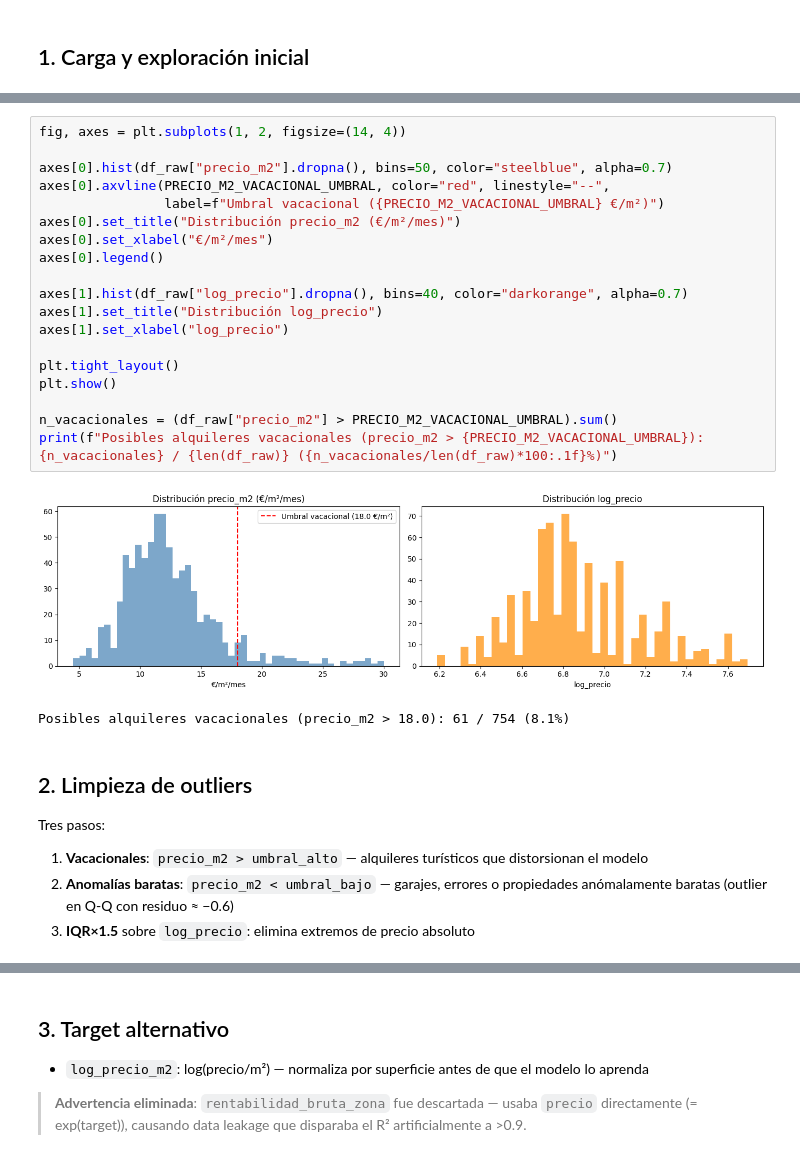
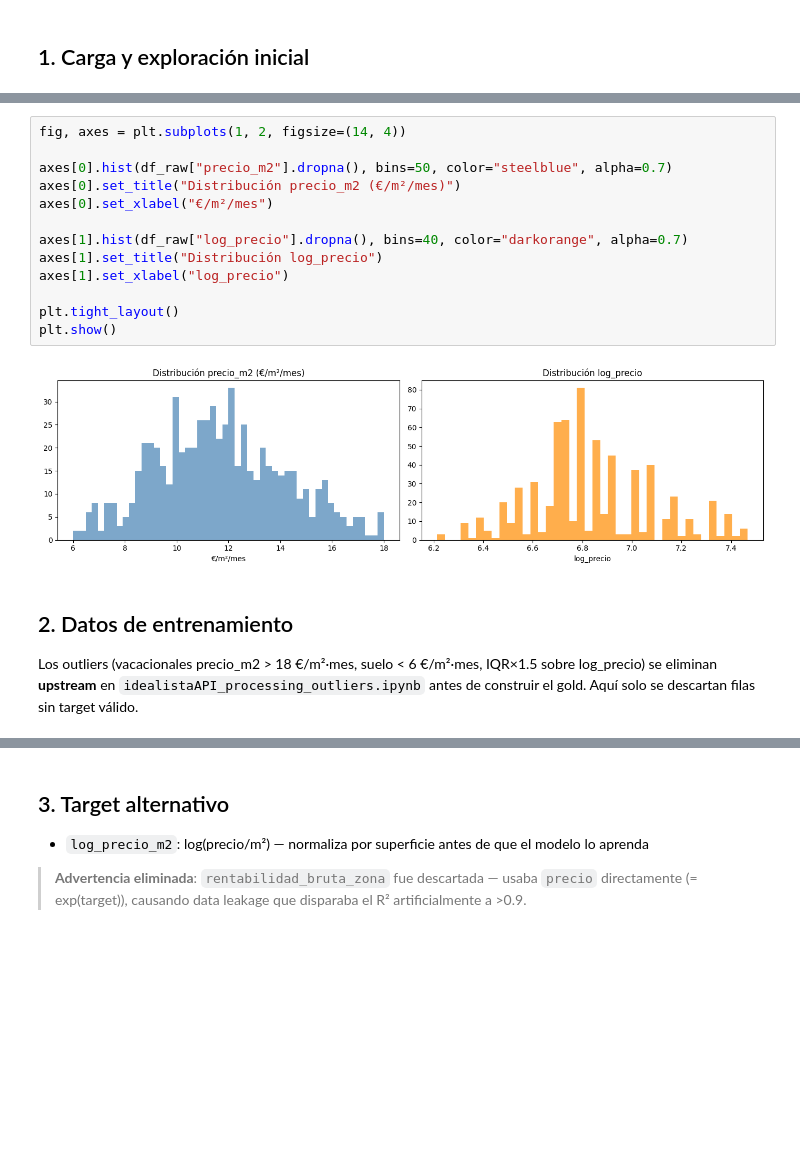
Before and after one commit to sitomachu/bezanillasl, a Jupyter notebook: notebooks/05_ML/53_boost_rent.ipynb, the cells around one changed output, grey strips where cells are left out. Drawn from its saved outputs; the diff is of its cells as text; blank space fills up the shorter version.

```diff
--- a/notebooks/05_ML/53_boost_rent.ipynb
+++ b/notebooks/05_ML/53_boost_rent.ipynb
@@ -101,31 +98,24 @@ Name: precio_m2, dtype: float64
 # %%
 fig, axes = plt.subplots(1, 2, figsize=(14, 4))
 
 axes[0].hist(df_raw["precio_m2"].dropna(), bins=50, color="steelblue", alpha=0.7)
-axes[0].axvline(PRECIO_M2_VACACIONAL_UMBRAL, color="red", linestyle="--",
-                label=f"Umbral vacacional ({PRECIO_M2_VACACIONAL_UMBRAL} €/m²)")
 axes[0].set_title("Distribución precio_m2 (€/m²/mes)")
 axes[0].set_xlabel("€/m²/mes")
-axes[0].legend()
 
 axes[1].hist(df_raw["log_precio"].dropna(), bins=40, color="darkorange", alpha=0.7)
 axes[1].set_title("Distribución log_precio")
 axes[1].set_xlabel("log_precio")
 
 plt.tight_layout()
 plt.show()
-
-n_vacacionales = (df_raw["precio_m2"] > PRECIO_M2_VACACIONAL_UMBRAL).sum()
-print(f"Posibles alquileres vacacionales (precio_m2 > {PRECIO_M2_VACACIONAL_UMBRAL}): {n_vacacionales} / {len(df_raw)} ({n_vacacionales/len(df_raw)*100:.1f}%)")
 # %% [output]
-[figure, old version]
+[figure, new version]
-Posibles alquileres vacacionales (precio_m2 > 18.0): 61 / 754 (8.1%)
 # %% [markdown]
-## 2. Limpieza de outliers
+## 2. Datos de entrenamiento
 
-Tres pasos:
-1. **Vacacionales**: `precio_m2 > umbral_alto` — alquileres turísticos que distorsionan el modelo
-2. **Anomalías baratas**: `precio_m2 < umbral_bajo` — garajes, errores o propiedades anómalamente baratas (outlier en Q-Q con residuo ≈ −0.6)
-3. **IQR×1.5** sobre `log_precio`: elimina extremos de precio absoluto
+Los outliers (vacacionales precio_m2 > 18 €/m²·mes, suelo < 6 €/m²·mes,
+IQR×1.5 sobre log_precio) se eliminan **upstream** en
+`idealistaAPI_processing_outliers.ipynb` antes de construir el gold.
+Aquí solo se descartan filas sin target válido.
 # %%
 df = df_raw[df_raw["log_precio"].notna() & df_raw["precio_m2"].notna()].copy()
```
Also changed, not shown: parts of 14 cells of this notebook, 10 other files.
